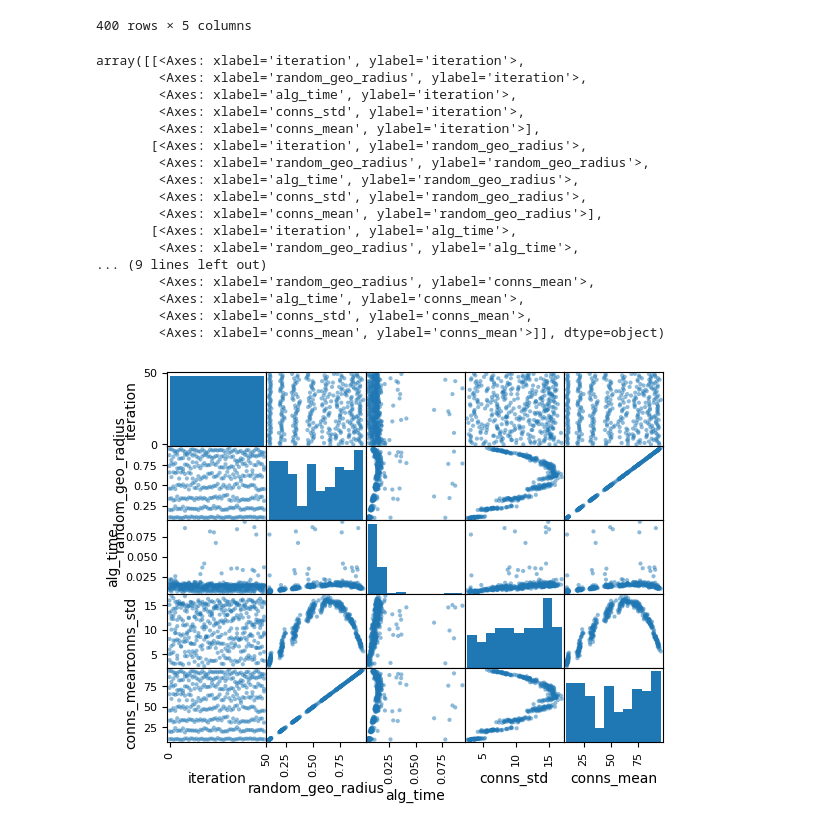
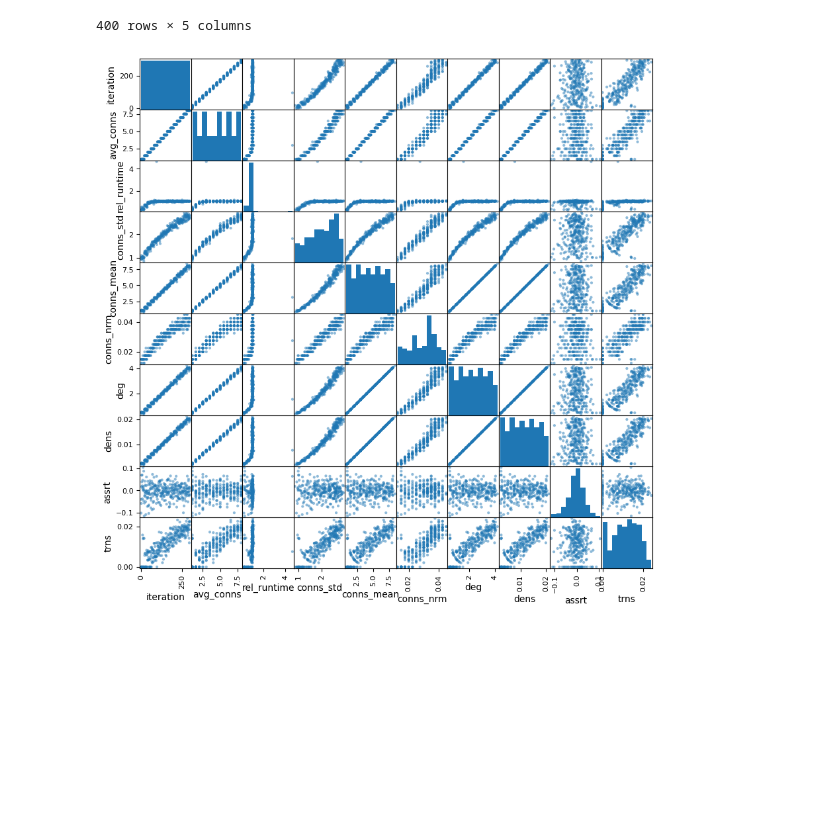
Before and after one commit to BismarkPrime/EquitablePartitions, a Jupyter notebook: Jupyter_notebooks/Scratch.ipynb, the cells around one changed output. Drawn from its saved outputs; the diff is of its cells as text; code cells hidden in the pictures; blank space fills up the shorter version.

Commit message:
updates scratch.ipynb to use relative runtime

```diff
--- a/Jupyter_notebooks/Scratch.ipynb
+++ b/Jupyter_notebooks/Scratch.ipynb
@@ -22,21 +16,31 @@ df
 # %%
 master_list = []
 
-for iteration in range(50):
 # for n in [50*2**i for i in range(1,5)]:
-    for dens in [.2+.1*i for i in range(0,8)]:
-        print(f"running density: {dens}",end='\r')
-        G = nx.random_geometric_graph(100,dens)
+iteration = 0
+for avg_conns in [1+.5*i for i in range(0,15)]:
+    print(f"running avg_conns: {avg_conns}", end='\r')
+    for _ in range(20):
+        # G = nx.random_geometric_graph(400, geo_radius, seed=iteration)
+        graph_size = 400
+        G = nx.gnp_random_graph(graph_size, avg_conns / graph_size, seed=iteration)
 
         # running algorithm
-        start = time.perf_counter()
-        eigvals = epu.getEigenvaluesNx(G)
-        end = time.perf_counter()
-        alg_time = end-start
+        start_time = time.perf_counter()
+        lepard_eigvals = epu.getEigenvaluesNx(G)
+        end_time = time.perf_counter()
+        lepard_time = end_time - start_time
+
+        start_time = time.perf_counter()
+        nx_eigvals = nx.adjacency_spectrum(G)
+        end_time = time.perf_counter()
+        nx_time = end_time - start_time
+
+        rel_runtime = lepard_time / nx_time
 
         # get first iteration of CEP finder
-        conns = np.sum(nx.adjacency_matrix(G),axis=1)
-        conns_std, conns_mean, conns_nrm = np.std(conns), np.mean(conns), len(np.unique(conns))/G.number_of_nodes()
+        conns = np.sum(nx.adjacency_matrix(G).todense(), axis=1).A1
+        conns_std, conns_mean, conns_nrm = np.std(conns), np.mean(conns), len(np.unique(conns)) / G.number_of_nodes()
 
         # average node degree
         deg = G.number_of_edges() / G.number_of_nodes()
@@ -52,7 +56,9 @@ for iteration in range(50):
         apl = 0 #nx.average_shortest_path_length(G)
         r = 0 #nx.radius(G)
 
-        master_list.append([iteration, dens,alg_time,conns_std,conns_mean,conns_nrm,deg,dens,assrt,trns,d,apl,r])
+        master_list.append([iteration, avg_conns, rel_runtime, conns_std, conns_mean, conns_nrm, deg, dens, assrt, trns])#, d, apl, r])
+        iteration += 1
 
-df = pd.DataFrame(data=master_list, columns=['iteration','random_geo_radius','alg_time','conns_std','conns_mean','conns_nrm','deg','dens','assrt','trns','d','apl','r'])
+columns = ['iteration', 'avg_conns', 'rel_runtime', 'conns_std', 'conns_mean', 'conns_nrm', 'deg', 'dens', 'assrt', 'trns']#,'d','apl','r']
+df = pd.DataFrame(data=master_list, columns=columns)
 # %% [output]
@@ -125,23 +110,6 @@ df.iloc[:,:5]
 | 399 | 49 | 0.904848 | 0.036666 | 9.019069 | 89.58 |
 400 rows × 5 columns
 # %%
-pd.plotting.scatter_matrix(df.iloc[:,:5])
+pd.plotting.scatter_matrix(df, figsize=(10,10));
 # %% [output]
-array([[<Axes: xlabel='iteration', ylabel='iteration'>,
-        <Axes: xlabel='random_geo_radius', ylabel='iteration'>,
-        <Axes: xlabel='alg_time', ylabel='iteration'>,
-        <Axes: xlabel='conns_std', ylabel='iteration'>,
-        <Axes: xlabel='conns_mean', ylabel='iteration'>],
-       [<Axes: xlabel='iteration', ylabel='random_geo_radius'>,
-        <Axes: xlabel='random_geo_radius', ylabel='random_geo_radius'>,
-        <Axes: xlabel='alg_time', ylabel='random_geo_radius'>,
-        <Axes: xlabel='conns_std', ylabel='random_geo_radius'>,
-        <Axes: xlabel='conns_mean', ylabel='random_geo_radius'>],
-       [<Axes: xlabel='iteration', ylabel='alg_time'>,
-        <Axes: xlabel='random_geo_radius', ylabel='alg_time'>,
-... (9 lines left out)
-        <Axes: xlabel='random_geo_radius', ylabel='conns_mean'>,
-        <Axes: xlabel='alg_time', ylabel='conns_mean'>,
-        <Axes: xlabel='conns_std', ylabel='conns_mean'>,
-        <Axes: xlabel='conns_mean', ylabel='conns_mean'>]], dtype=object)
-[figure, old version]
+[figure, new version]
```
Also changed, not shown: parts of 7 cells of this notebook, 2 other files.
